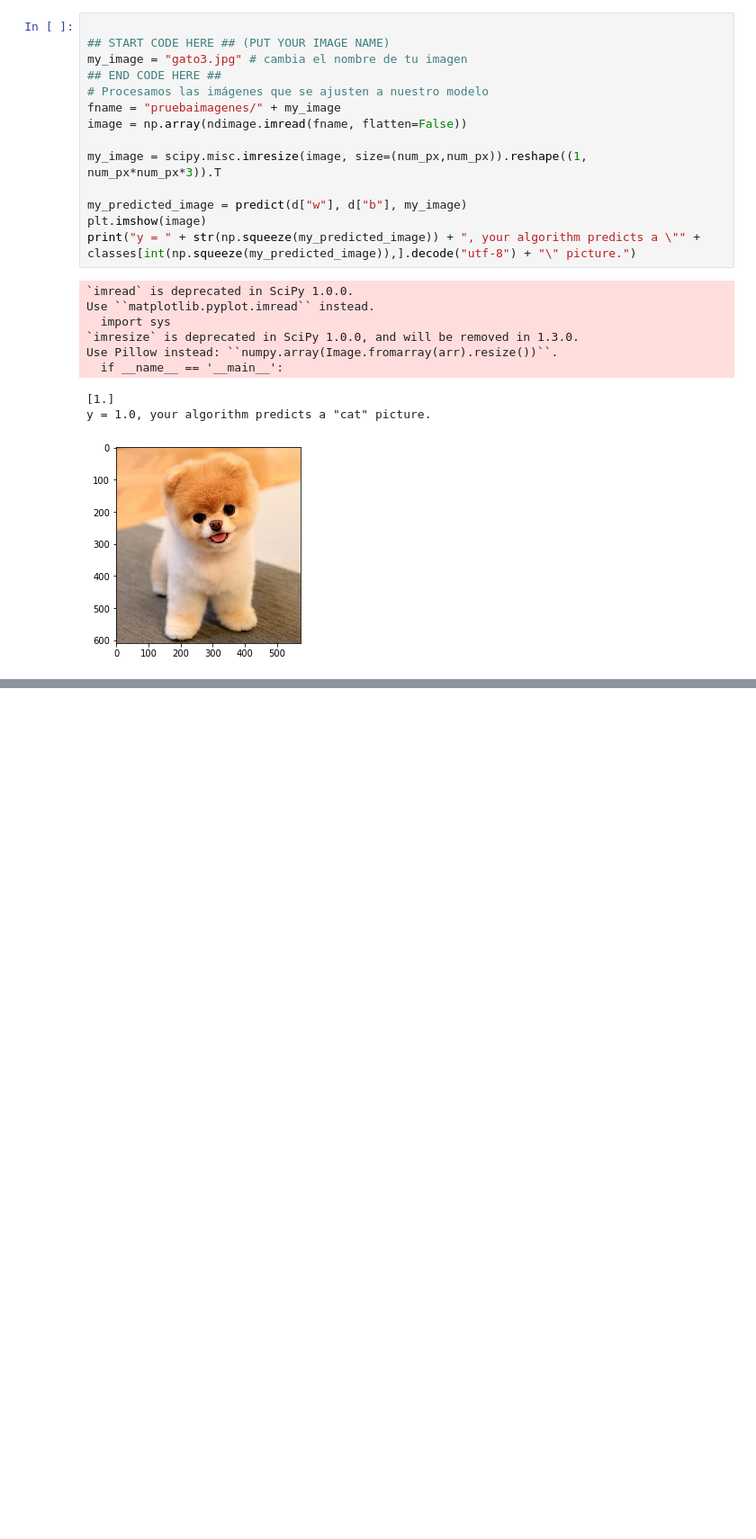
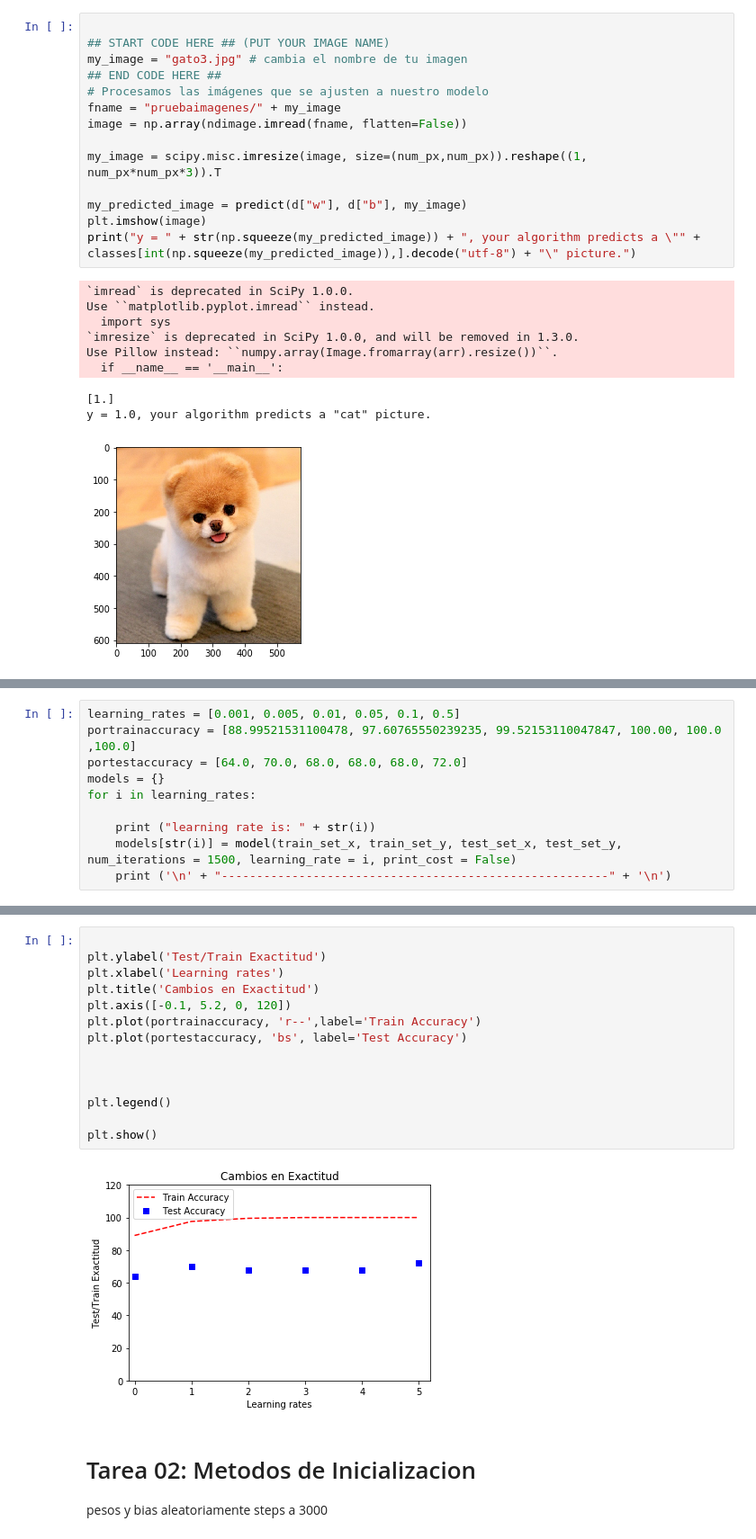
Before and after one commit to alexchambi/redneuronalgato, a Jupyter notebook: Gato.ipynb, the cells around one changed output, grey strips where cells are left out. Shown at 90% size. Saved outputs shown, nothing was run; the diff lists cells and outputs as text; blank space fills up the shorter version.

```diff
--- a/Gato.ipynb
+++ b/Gato.ipynb
@@ -311,0 +329,10 @@ y = 1.0, your algorithm predicts a "cat" picture.
+# %%
+learning_rates = [0.001, 0.005, 0.01, 0.05, 0.1, 0.5]
+portrainaccuracy = [88.99521531100478, 97.60765550239235, 99.52153110047847, 100.00, 100.0 ,100.0]
+portestaccuracy = [64.0, 70.0, 68.0, 68.0, 68.0, 72.0]
+models = {}
+for i in learning_rates:
+
+    print ("learning rate is: " + str(i))
+    models[str(i)] = model(train_set_x, train_set_y, test_set_x, test_set_y, num_iterations = 1500, learning_rate = i, print_cost = False)
+    print ('\n' + "-------------------------------------------------------" + '\n')
@@ -311,0 +374,20 @@ y = 1.0, your algorithm predicts a "cat" picture.
+# %%
+
+plt.ylabel('Test/Train Exactitud')
+plt.xlabel('Learning rates')
+plt.title('Cambios en Exactitud')
+plt.axis([-0.1, 5.2, 0, 120])
+plt.plot(portrainaccuracy, 'r--',label='Train Accuracy')
+plt.plot(portestaccuracy, 'bs', label='Test Accuracy')
+
+
+
+plt.legend()
+
+plt.show()
+# %% [output]
+[figure, added]
+# %% [markdown]
+# Tarea 02: Metodos de Inicializacion
+   pesos y bias aleatoriamente
+   steps  a 3000
```
Also changed, not shown: parts of 11 cells of this notebook.
